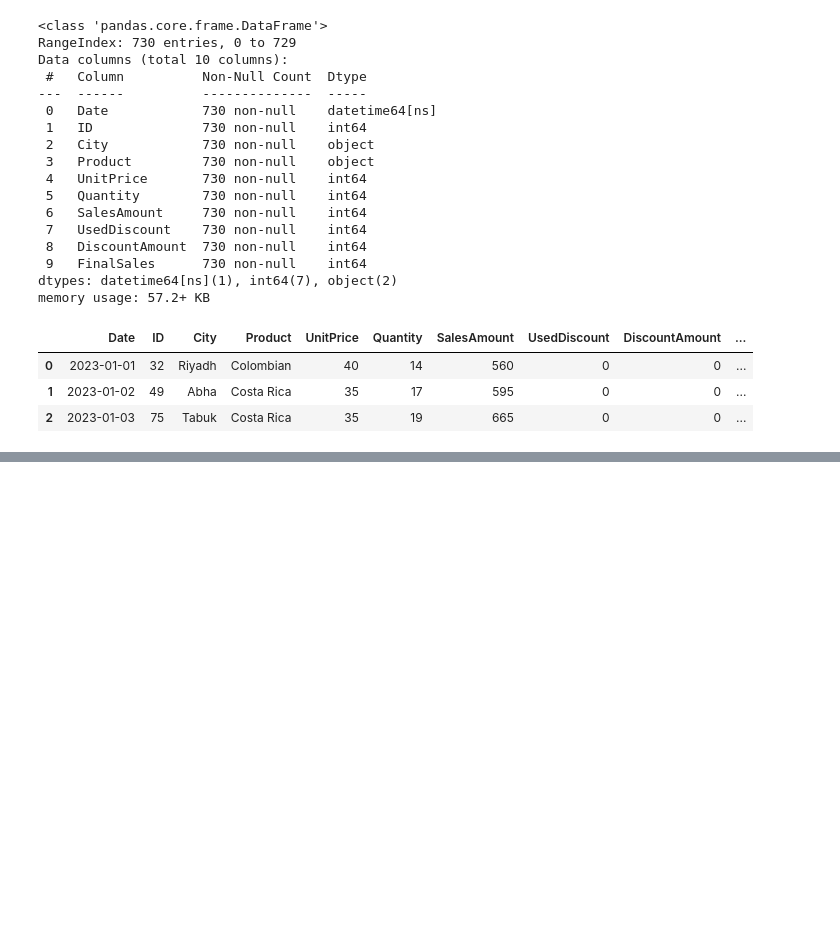
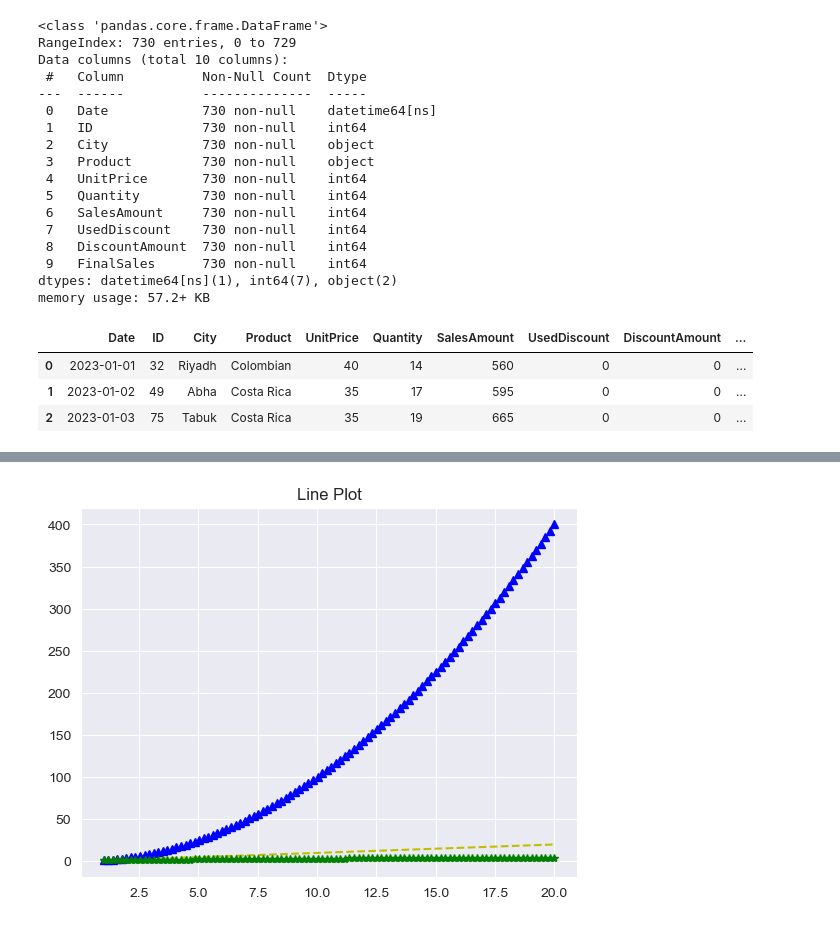
Before and after one commit to Abdullah-Hamad-Almousa/ArrayTesting, a Jupyter notebook: notes/Visualization.ipynb, the cells around one changed output, grey strips where cells are left out. Saved outputs shown, nothing was run; the diff lists cells and outputs as text; code cells hidden in the pictures; blank space fills up the shorter version.

```diff
--- a/notes/Visualization.ipynb
+++ b/notes/Visualization.ipynb
@@ -112,0 +133,10 @@ df.head(3)
+# %%
+y1 = x
+y2 = np.square(x)
+y3 = np.sqrt(x)
+
+plt.plot(x, y1, 'y--', x, y2, 'b^', x, y3, 'g*')
+plt.title('Line Plot')
+plt.show()
+# %% [output]
+[figure, added]
```
Also changed, not shown: parts of 7 cells of this notebook.
